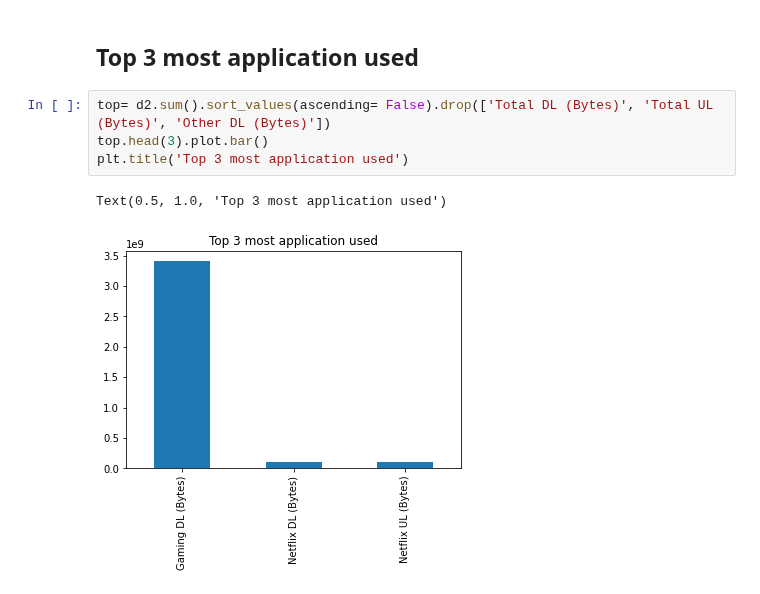
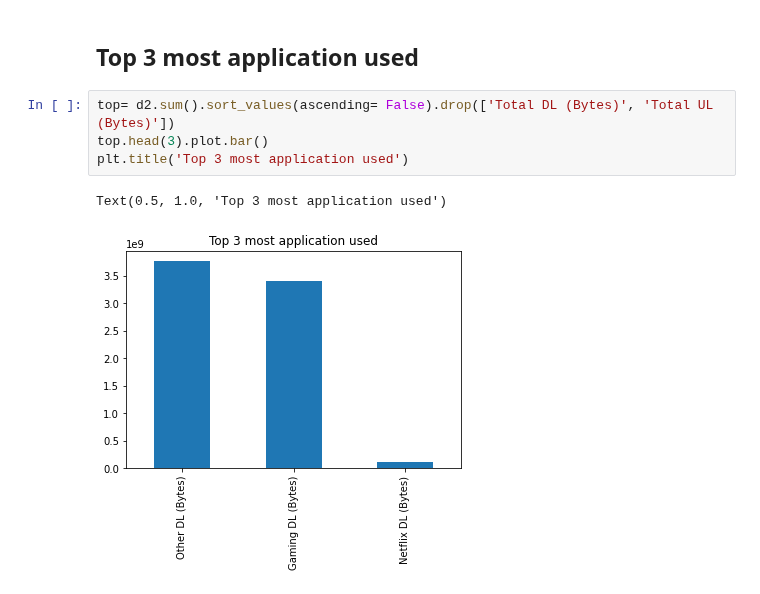
Before and after one commit to comsavvy/Data-analysis-for-business, a Jupyter notebook: Data analysis1.ipynb, the cells around one changed output. Drawn from its saved outputs; the diff is of its cells as text.

```diff
--- a/Data analysis1.ipynb
+++ b/Data analysis1.ipynb
@@ -659,9 +659,9 @@ d2.head(10)
 # %% [markdown]
 ## Top 3 most application used
 # %%
-top= d2.sum().sort_values(ascending= False).drop(['Total DL (Bytes)', 'Total UL (Bytes)', 'Other DL (Bytes)'])
+top= d2.sum().sort_values(ascending= False).drop(['Total DL (Bytes)', 'Total UL (Bytes)'])
 top.head(3).plot.bar()
 plt.title('Top 3 most application used')
 # %% [output]
 Text(0.5, 1.0, 'Top 3 most application used')
-[figure, old version]
+[figure, new version]
```
Also changed, not shown: parts of 18 cells of this notebook.
